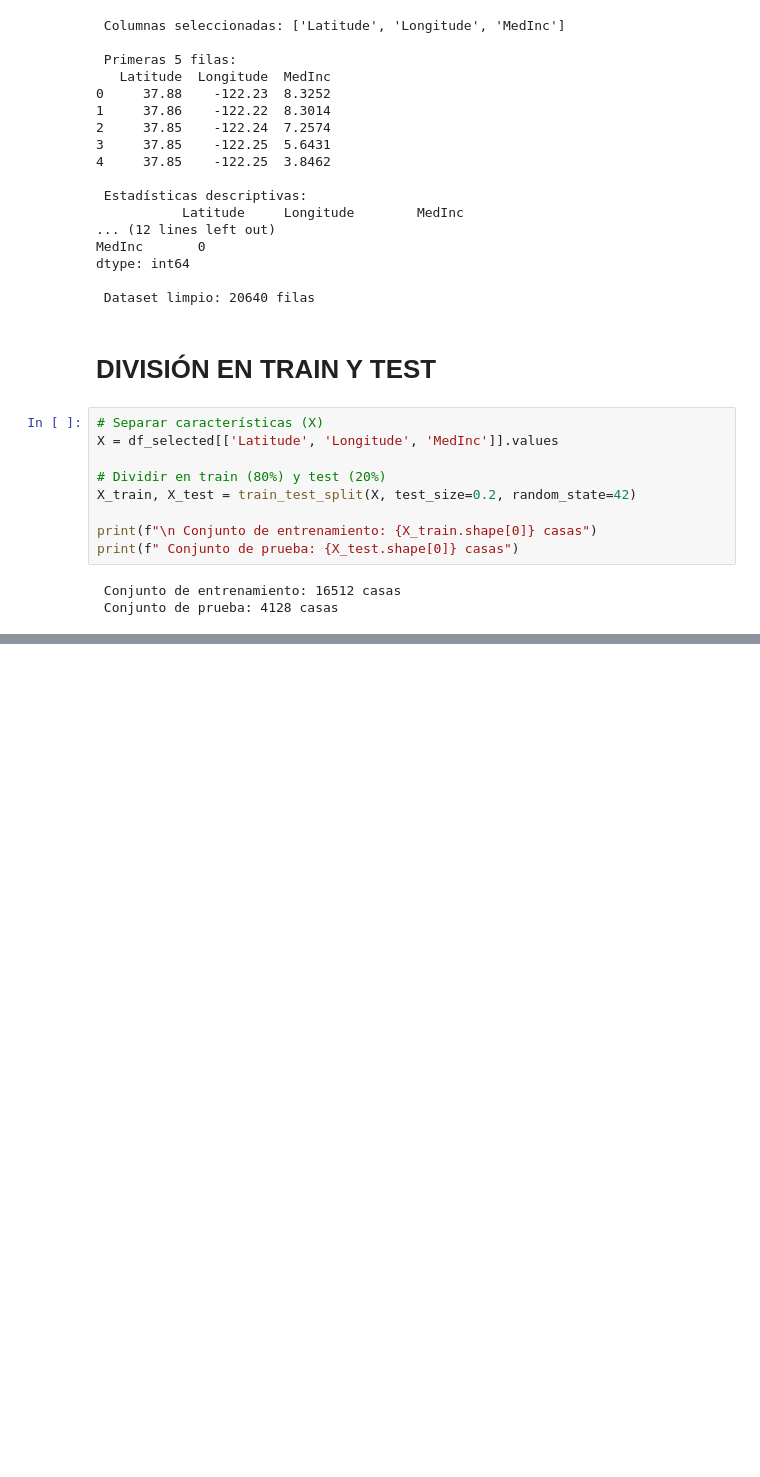
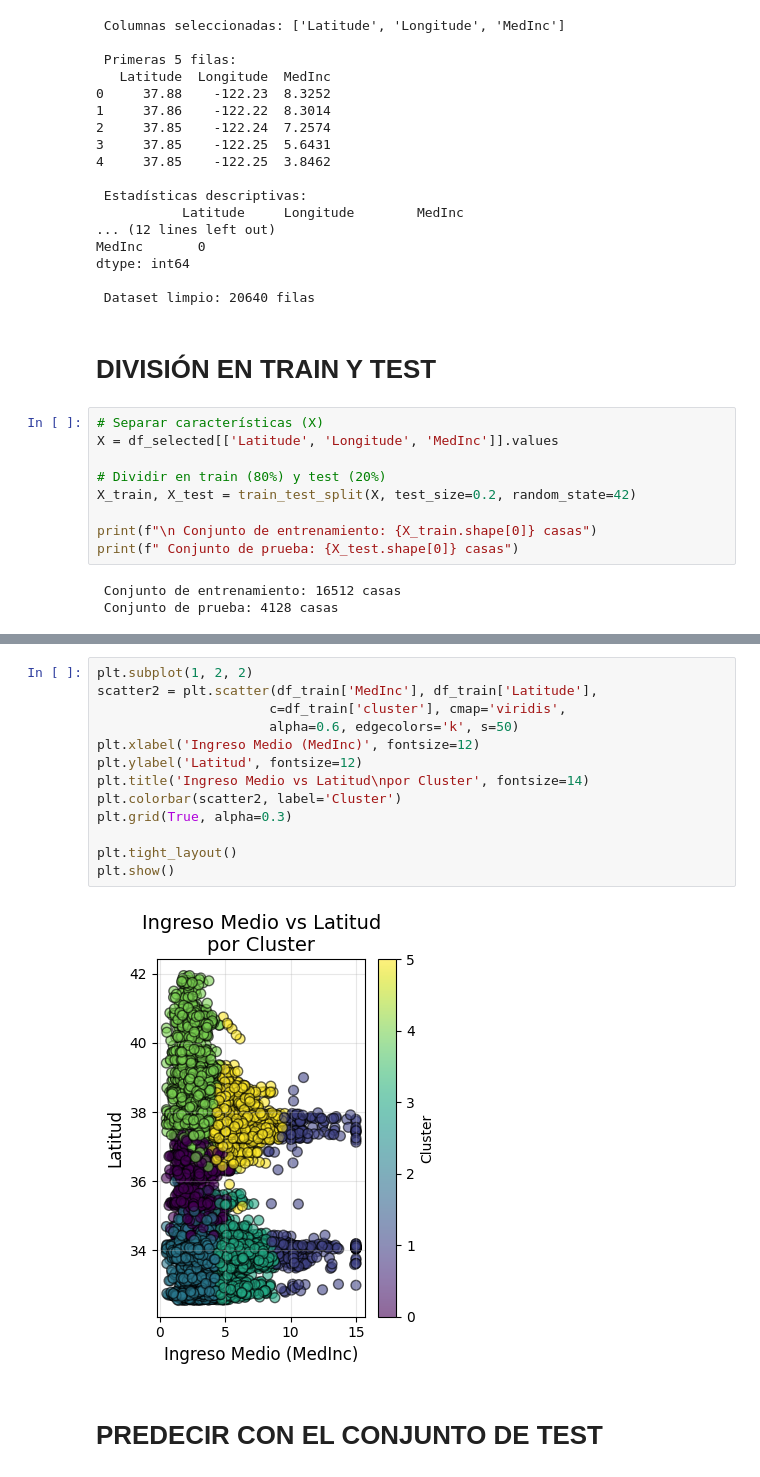
Before and after one commit to 4GeeksAcademy/palomagondim-intro-ml, a Jupyter notebook: src/09-k-means.ipynb, the cells around one changed output, grey strips where cells are left out. Drawn from its saved outputs; the diff is of its cells as text; blank space fills up the shorter version.

```diff
--- a/src/09-k-means.ipynb
+++ b/src/09-k-means.ipynb
@@ -92,0 +159,17 @@ print(f" Conjunto de prueba: {X_test.shape[0]} casas")
+# %%
+plt.subplot(1, 2, 2)
+scatter2 = plt.scatter(df_train['MedInc'], df_train['Latitude'],
+                      c=df_train['cluster'], cmap='viridis',
+                      alpha=0.6, edgecolors='k', s=50)
+plt.xlabel('Ingreso Medio (MedInc)', fontsize=12)
+plt.ylabel('Latitud', fontsize=12)
+plt.title('Ingreso Medio vs Latitud\npor Cluster', fontsize=14)
+plt.colorbar(scatter2, label='Cluster')
+plt.grid(True, alpha=0.3)
+
+plt.tight_layout()
+plt.show()
+# %% [output]
+[figure, added]
+# %% [markdown]
+# PREDECIR CON EL CONJUNTO DE TEST
```
Also changed, not shown: parts of 11 cells of this notebook, 2 other files.
